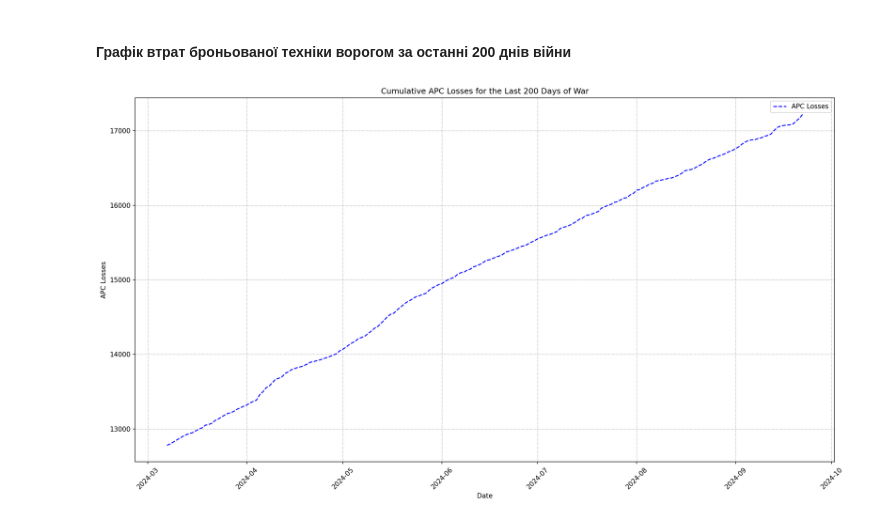
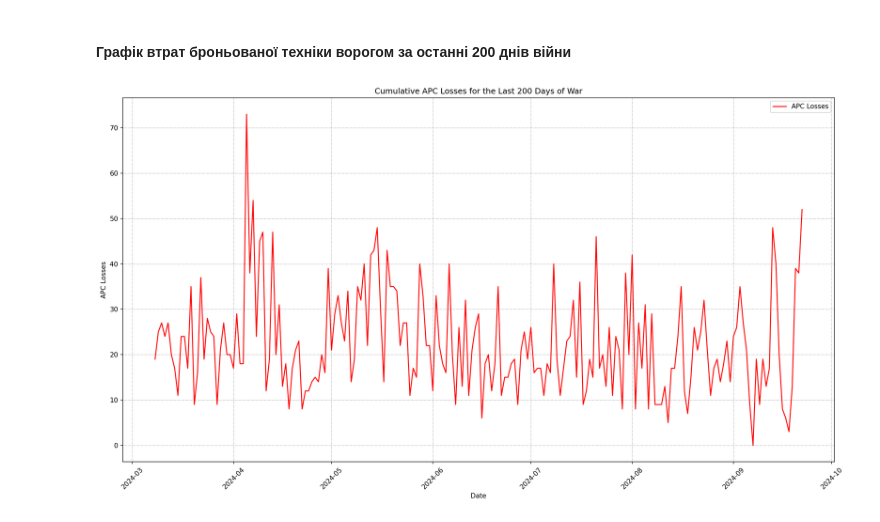
Before and after one commit to MaksymBeloshytskiy/Python-Data-Processing, a Jupyter notebook: lab01/lab01.ipynb, the cells around one changed output. Cells and saved outputs as stored; diff of their text form; code cells hidden in the pictures.

```diff
--- a/lab01/lab01.ipynb
+++ b/lab01/lab01.ipynb
@@ -223,36 +228,40 @@ def vectorizeForNumpy_last_n_days(fileName, columnName, last_n_days):
 
     # Return the last N days
     return dates[-last_n_days:], vector[-last_n_days:]
 
+
 # Define the last N days
 last_n_days = 200
 fileName = 'russia_losses_equipment.csv'
 columnName = 'APC'
 
 # Step 1: Get data for the last N days
 dates, apc_vector = vectorizeForNumpy_last_n_days(fileName, columnName, last_n_days)
 
+daily = calculate_daily_losses(apc_vector)
+adjusted_dates = dates[1:]
+
 # Step 2: Plot the APC losses for the last N days
-plt.figure(figsize=(16, 9), dpi=150)  # Set the figure size to 16x9 inches and 100 DPI
-plt.plot(dates, apc_vector, linestyle='--', color='b', label='APC Losses')  # Dashed line
+plt.figure(figsize=(16, 9), dpi=150)
+plt.plot(adjusted_dates, daily, linestyle='-', color='r', label='APC Losses')
 
 # Customize the plot
-plt.title('Cumulative APC Losses for the Last 200 Days of War')  # Add title
-plt.xlabel('Date')  # Label for x-axis
+plt.title('Cumulative APC Losses for the Last 200 Days of War')
+plt.xlabel('Date')
 plt.ylabel('APC Losses')  # Label for y-axis
-plt.grid(True, color='gray', linestyle=':', linewidth=0.7)  # Add grid with specific style and color
+plt.grid(True, color='gray', linestyle=':', linewidth=0.7)
 
 # Add legend
 plt.legend()
 
 # Rotate date labels for better readability
 plt.xticks(rotation=45)
 
 # Save the plot as a PNG file
 plt.tight_layout()
 plt.savefig('apc_losses_plot.png', format='png')
 
 # Show the plot
 plt.show()
 # %% [output]
-[figure, old version]
+[figure, new version]
```
Also changed, not shown: parts of 4 cells of this notebook.
